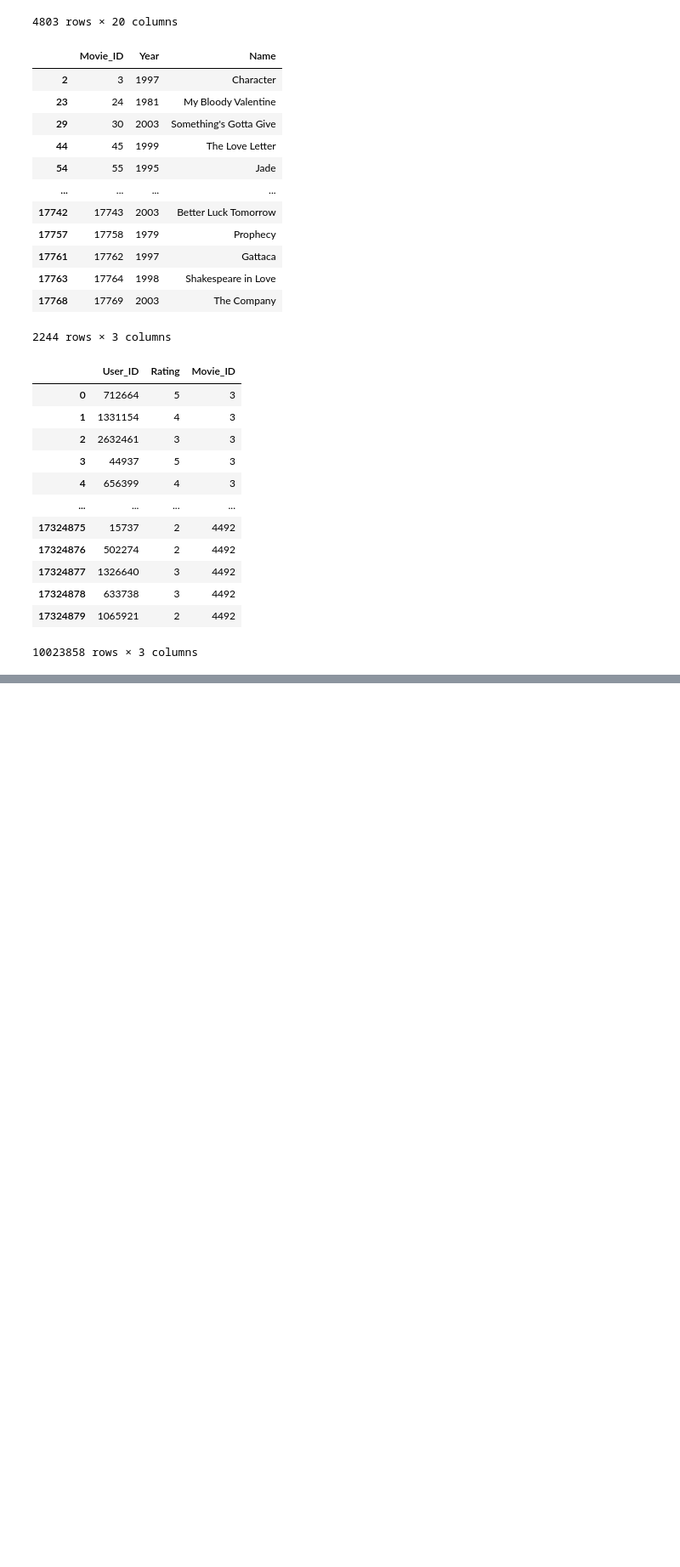
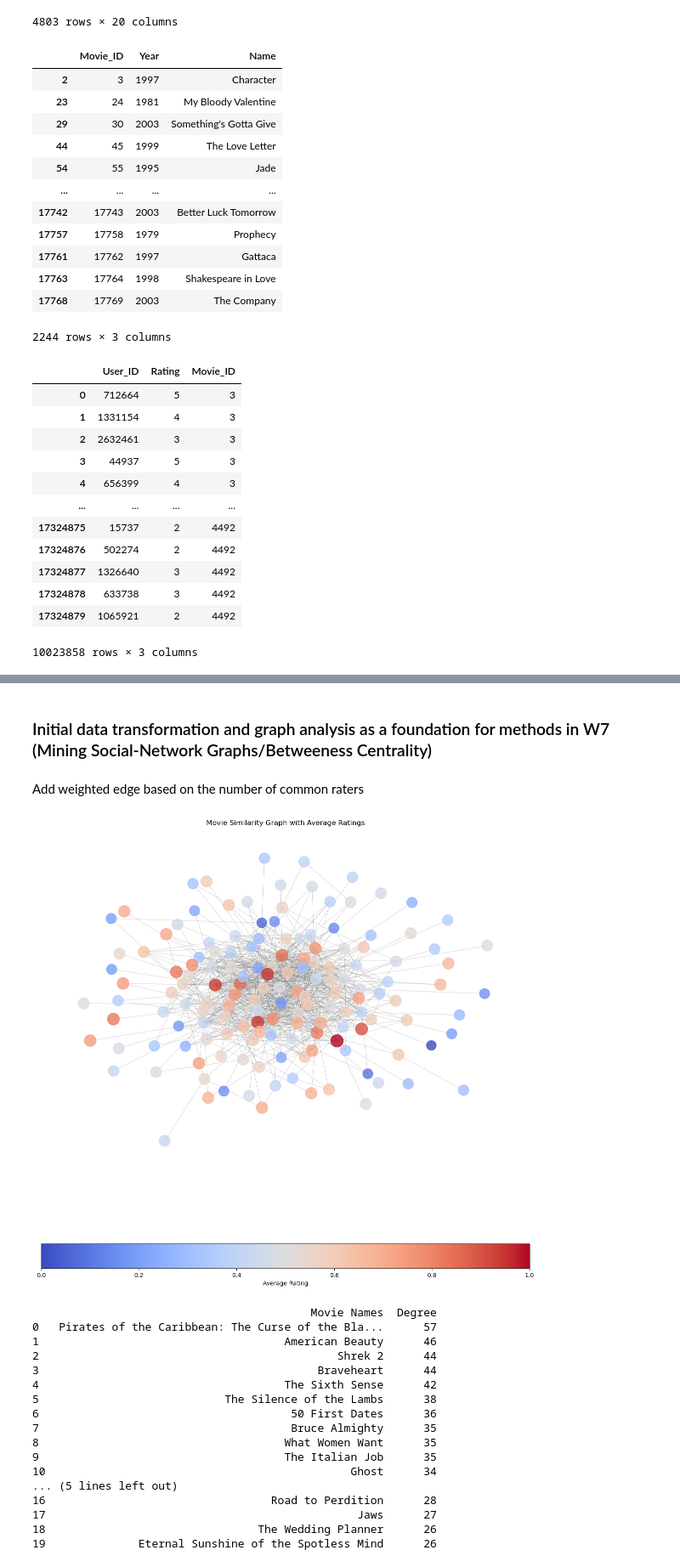
Before and after one commit to jennifer-dtu-2023/02807_project, a Jupyter notebook: netflix.ipynb, the cells around one changed output, grey strips where cells are left out. Shown: that part at 85% size. Drawn from its saved outputs; the diff is of its cells as text; code cells hidden in the pictures; blank space fills up the shorter version.

```diff
--- a/netflix.ipynb
+++ b/netflix.ipynb
@@ -107,0 +176,78 @@ df_ratings
+# %% [markdown]
+### Initial data transformation and graph analysis as a foundation for methods in W7 (Mining Social-Network Graphs/Betweeness Centrality)
+# %% [markdown]
+Add weighted edge based on the number of common raters
+# %%
+# Sample a smaller fraction for faster processing
+df_ratings_sample = df_ratings.sample(frac=0.01)
+
+user_movies_dict = df_ratings_sample.groupby('User_ID')['Movie_ID'].apply(set).to_dict()
+
+edges_to_add = Counter()
+for movies in user_movies_dict.values():
+    edges_to_add.update(combinations(movies, 2))
+
+# Create an empty graph
+G = nx.Graph()
+
+threshold = 5
+G.add_edges_from((movie1, movie2, {'weight': weight}) for (movie1, movie2), weight in edges_to_add.items() if weight >= threshold)
+
+# Compute average ratings for each movie
+avg_ratings = df_ratings_sample.groupby('Movie_ID')['Rating'].mean().to_dict()
+
+# Map node sizes based on ratings, with a scaling factor for visibility
+node_sizes = [avg_ratings.get(movie, 0) * 100 for movie in G.nodes()]
+
+# Movie titles, assuming df_movies DataFrame exists
+movie_titles = df_movies.set_index('Movie_ID')['Name'].to_dict()
+
+# Identify the top 20 movies by degree (connectivity)
+top_20_degree_movies = sorted(dict(G.degree()).items(), key=lambda x: x[1], reverse=True)[:20]
+top_20_movie_ids = [movie[0] for movie in top_20_degree_movies]
+
+# Use a faster layout with fewer iterations
+layout = nx.kamada_kawai_layout(G)
+
+# Node colors based on average ratings
+node_colors = [avg_ratings.get(movie, 0) for movie in G.nodes()]
+cmap = plt.cm.coolwarm
+
+weights = [G[u][v]['weight'] for u, v in G.edges()]
+
+fig, ax = plt.subplots(figsize=(12, 12))
+nx.draw_networkx_nodes(G, layout, node_size=node_sizes, node_color=node_colors, cmap=cmap, alpha=0.8, ax=ax)
+nx.draw_networkx_edges(G, layout, width=0.5, edge_color='grey', alpha=0.5, ax=ax)
+
+ax.set_title("Movie Similarity Graph with Average Ratings")
+plt.colorbar(plt.cm.ScalarMappable(cmap=cmap), label='Average Rating', orientation='horizontal', ax=ax)
+ax.axis('off')
+plt.tight_layout()
+plt.show()
+
+# Create and display a table showcasing top 20 movies by degree
+top_20_movie_names = [movie_titles[movie] for movie in top_20_movie_ids]
+degree_values = [degree for _, degree in top_20_degree_movies]
+data = {"Movie Names": top_20_movie_names, "Degree": degree_values}
+df_top_20 = pd.DataFrame(data)
+
+print(df_top_20)
+# %% [output]
+[figure, added]
+                                          Movie Names  Degree
+0   Pirates of the Caribbean: The Curse of the Bla...      57
+1                                     American Beauty      46
+2                                             Shrek 2      44
+3                                          Braveheart      44
+4                                     The Sixth Sense      42
+5                            The Silence of the Lambs      38
+6                                      50 First Dates      36
+7                                      Bruce Almighty      35
+8                                     What Women Want      35
+9                                     The Italian Job      35
+10                                              Ghost      34
+... (5 lines left out)
+16                                  Road to Perdition      28
+17                                               Jaws      27
+18                                The Wedding Planner      26
+19              Eternal Sunshine of the Spotless Mind      26
```
Also changed, not shown: parts of 6 cells of this notebook.
